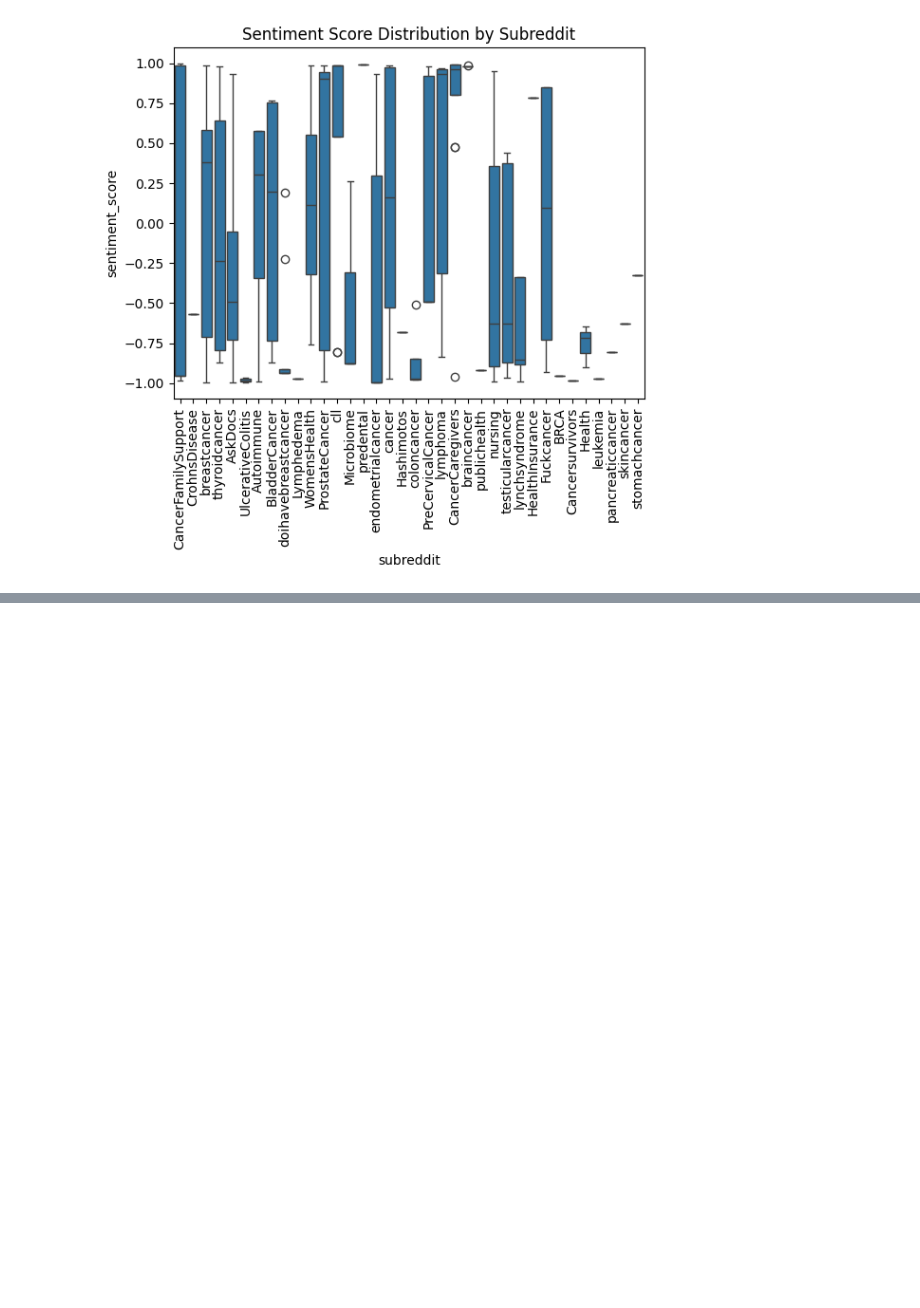
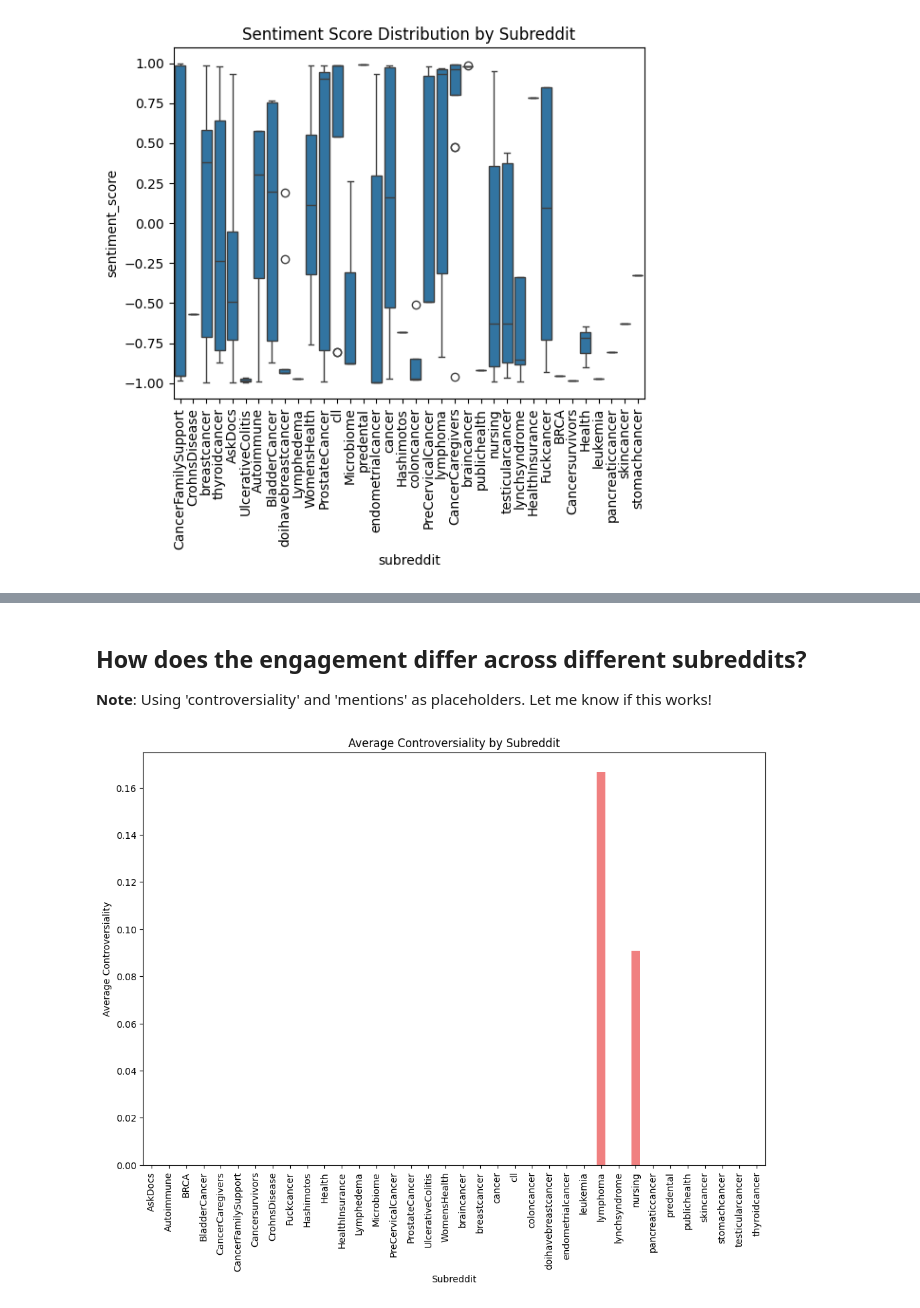
Before and after one commit to msheeba4848/Cancer-Communication-Using-Big-Data-Tools, a Jupyter notebook: eda/eda.ipynb, the cells around one changed output, grey strips where cells are left out. Drawn from its saved outputs; the diff is of its cells as text; code cells hidden in the pictures; blank space fills up the shorter version.

```diff
--- a/eda/eda.ipynb
+++ b/eda/eda.ipynb
@@ -284,0 +319,16 @@ plt.show()
+# %% [markdown]
+## How does the engagement differ across different subreddits?
+
+**Note**: Using 'controversiality' and 'mentions' as placeholders. Let me know if this works!
+# %%
+# avg controversiality per subreddit
+avg_controversiality_per_subreddit = df.groupby('subreddit')['controversiality'].mean()
+plt.figure(figsize=(12, 8))
+avg_controversiality_per_subreddit.plot(kind='bar', color='lightcoral')
+plt.title('Average Controversiality by Subreddit')
+plt.xlabel('Subreddit')
+plt.ylabel('Average Controversiality')
+plt.xticks(rotation=90)
+plt.show()
+# %% [output]
+[figure, added]
```
Also changed, not shown: parts of 26 cells of this notebook.
